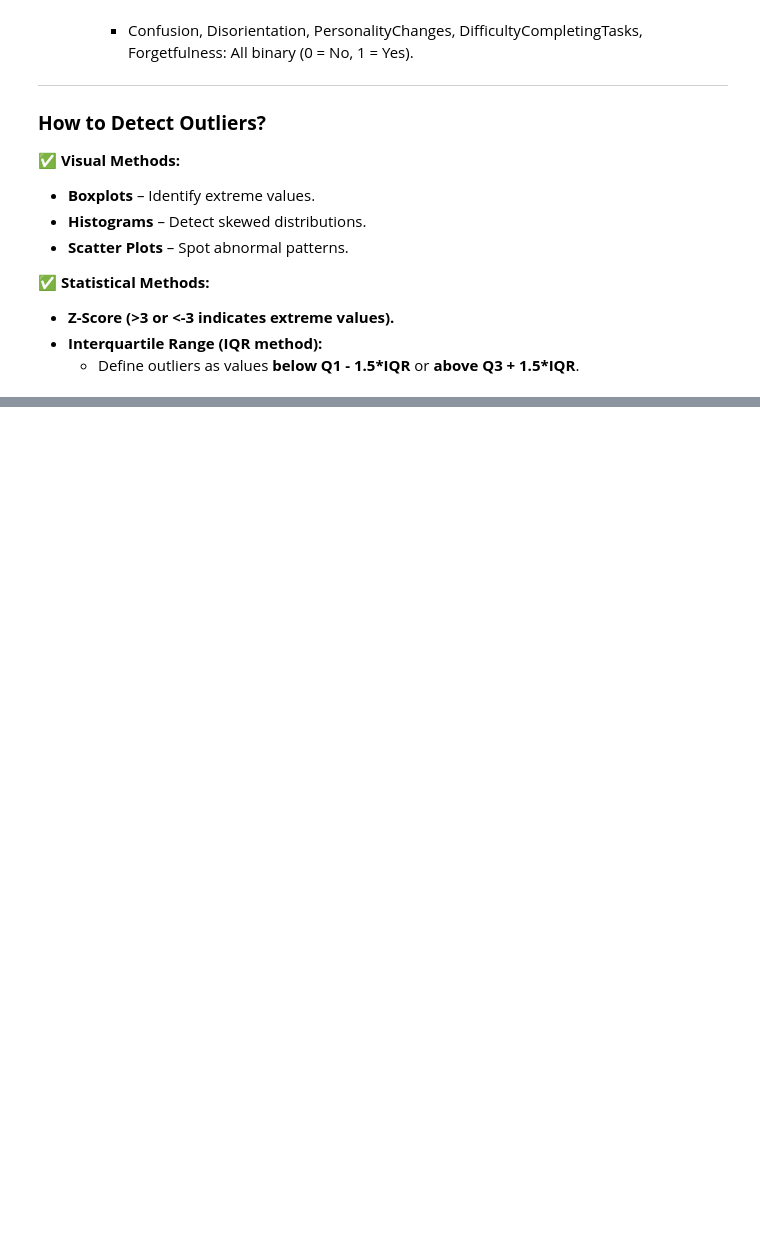
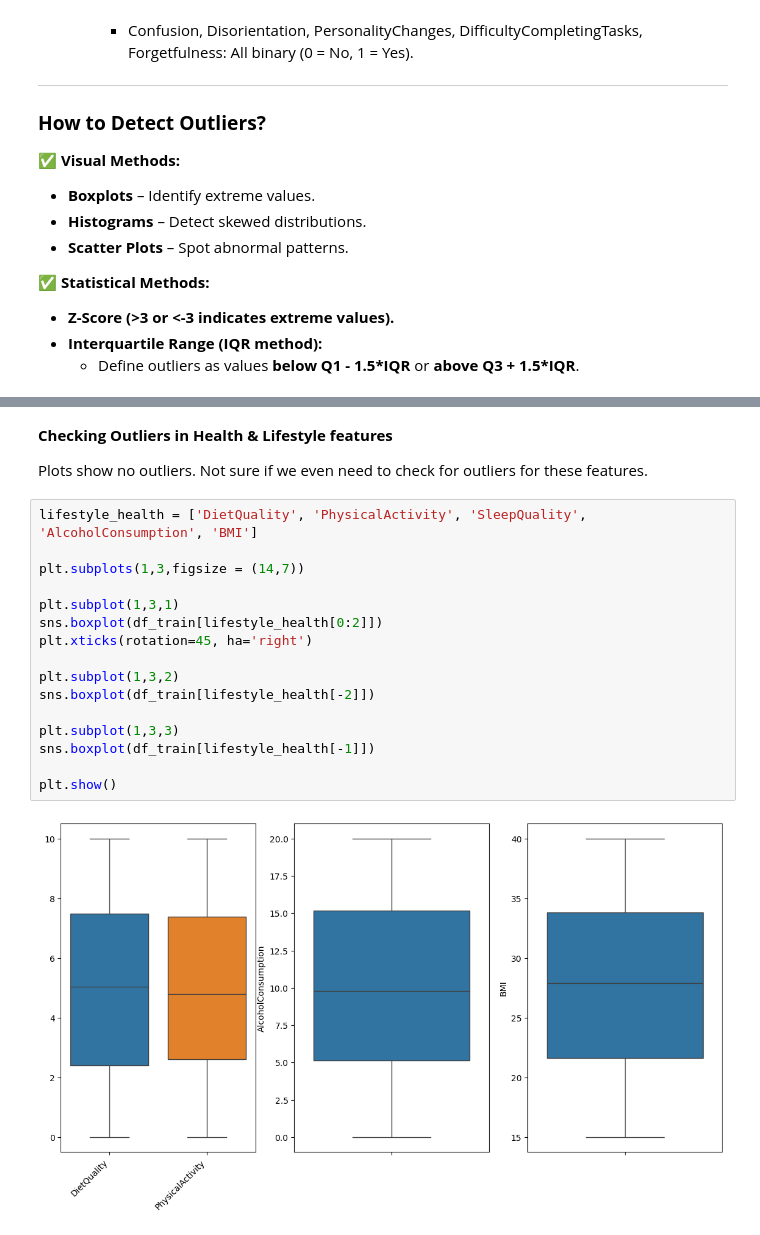
Before and after one commit to mgamankwah/alzheimers_risk_prediction, a Jupyter notebook: scripts/EDA.ipynb, the cells around one changed output, grey strips where cells are left out. Drawn from its saved outputs; the diff is of its cells as text; blank space fills up the shorter version.

```diff
--- a/scripts/EDA.ipynb
+++ b/scripts/EDA.ipynb
@@ -210,0 +199,22 @@ sns.boxplot(df_train[check_for_outliers])
+# %% [markdown]
+**Checking Outliers in Health & Lifestyle features**
+
+Plots show no outliers. Not sure if we even need to check for outliers for these features.
+# %%
+lifestyle_health = ['DietQuality', 'PhysicalActivity', 'SleepQuality', 'AlcoholConsumption', 'BMI']
+
+plt.subplots(1,3,figsize = (14,7))
+
+plt.subplot(1,3,1)
+sns.boxplot(df_train[lifestyle_health[0:2]])
+plt.xticks(rotation=45, ha='right')
+
+plt.subplot(1,3,2)
+sns.boxplot(df_train[lifestyle_health[-2]])
+
+plt.subplot(1,3,3)
+sns.boxplot(df_train[lifestyle_health[-1]])
+
+plt.show()
+# %% [output]
+[figure, added]
```
Also changed, not shown: parts of 11 cells of this notebook.
